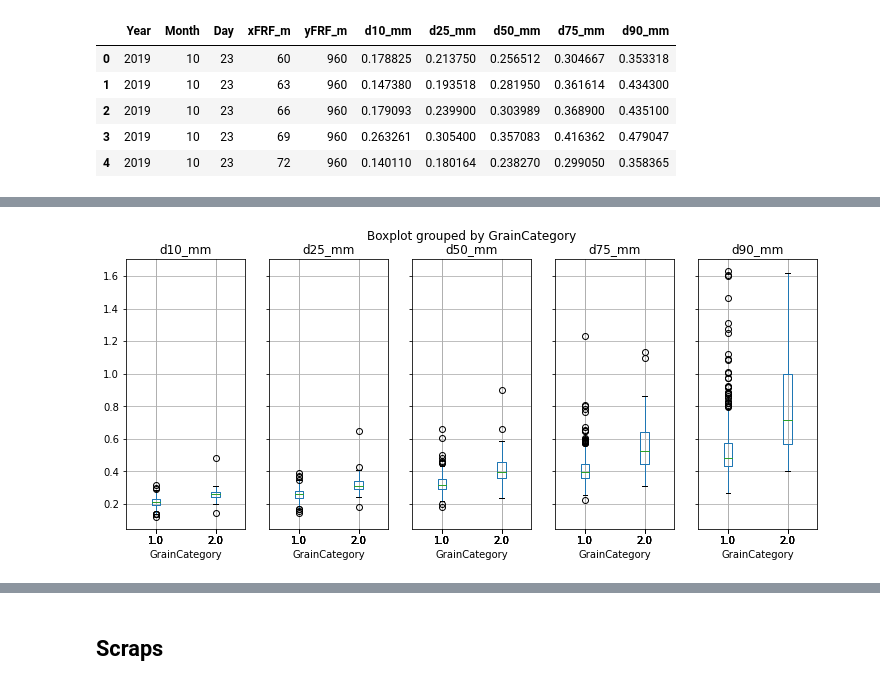
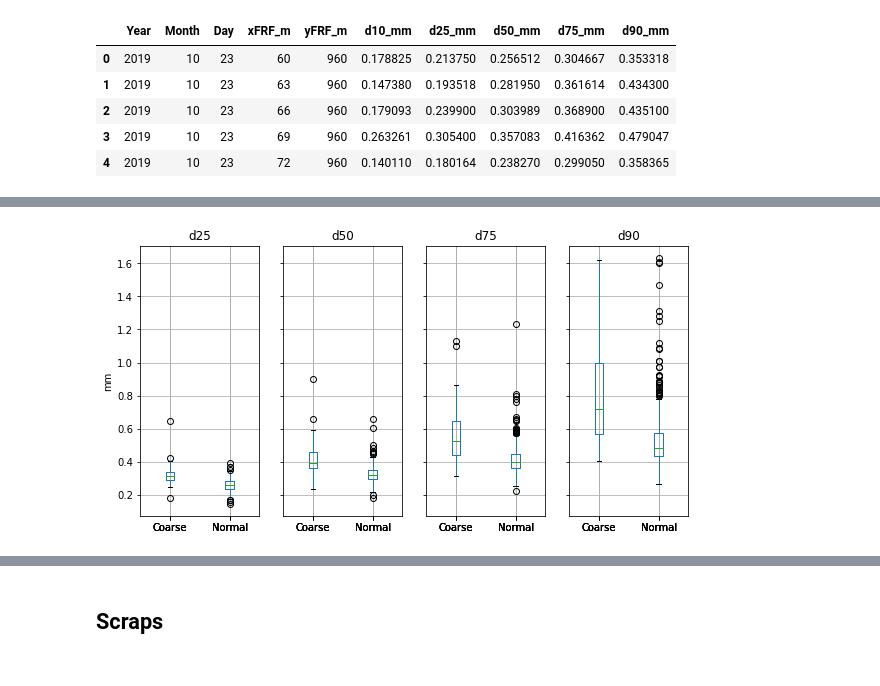
Before and after one commit to ebgoldstein/FRF_GrainSize, a Jupyter notebook: src/GrainSizeClasses_from_grids.ipynb, the cells around one changed output, grey strips where cells are left out. Saved outputs shown, nothing was run; the diff lists cells and outputs as text; code cells hidden in the pictures.

Commit message:
plot changes

```diff
--- a/src/GrainSizeClasses_from_grids.ipynb
+++ b/src/GrainSizeClasses_from_grids.ipynb
@@ -79,3 +80,15 @@ GS.head()
 # %%
 #save csv
 GS.to_csv('../data/GrainsfromGrids.csv')
+# %%
+#make a box plot, but keep only 1, 2
+
+list1 = [1,2]
+
+fineCoarse = GS[GS.GrainCategory.isin(list1) == True]
+fineCoarse = fineCoarse.rename(columns={"d25_mm": "d25", "d50_mm": "d50","d75_mm": "d75","d90_mm": "d90"})
+
+dict = {1.0 : 'Normal', 2.0 : 'Coarse'}
+fineCoarse=fineCoarse.replace({"GrainCategory": dict})
+
+fineCoarse.head()
@@ -82,15 +102,26 @@ GS.to_csv('../data/GrainsfromGrids.csv')
 # %%
-#make a box plot, but keep only 1, 2
-list1 = [1,2]
 
-fineCoarse = GS[GS.GrainCategory.isin(list1) == True]
-
-boxplot = fineCoarse.boxplot(column=['d10_mm','d25_mm','d50_mm', 'd75_mm','d90_mm'],
+bbplot = fineCoarse.boxplot(column=['d25','d50', 'd75','d90'],
                              by='GrainCategory',
                             layout=(1,5),
                             figsize=(12,5))
+
+bbplot[0].set_ylabel('mm')
+
+bbplot[0].set_xlabel('')
+bbplot[1].set_xlabel('')
+bbplot[2].set_xlabel('')
+bbplot[3].set_xlabel('')
+#title_boxplot = ' title'
+#plt.title( title_boxplot )
+plt.suptitle('') # that's what you're after
+
+plt.savefig('Boxplot.jpg', dpi = 300)
+#change columns
+#change title
+#bold text
 # %% [output]
-[figure, old version]
+[figure, new version]
 # %%
 #KS test
 #https://docs.scipy.org/doc/scipy/reference/generated/scipy.stats.kstest.html
```
Also changed, not shown: parts of 8 cells of this notebook.
